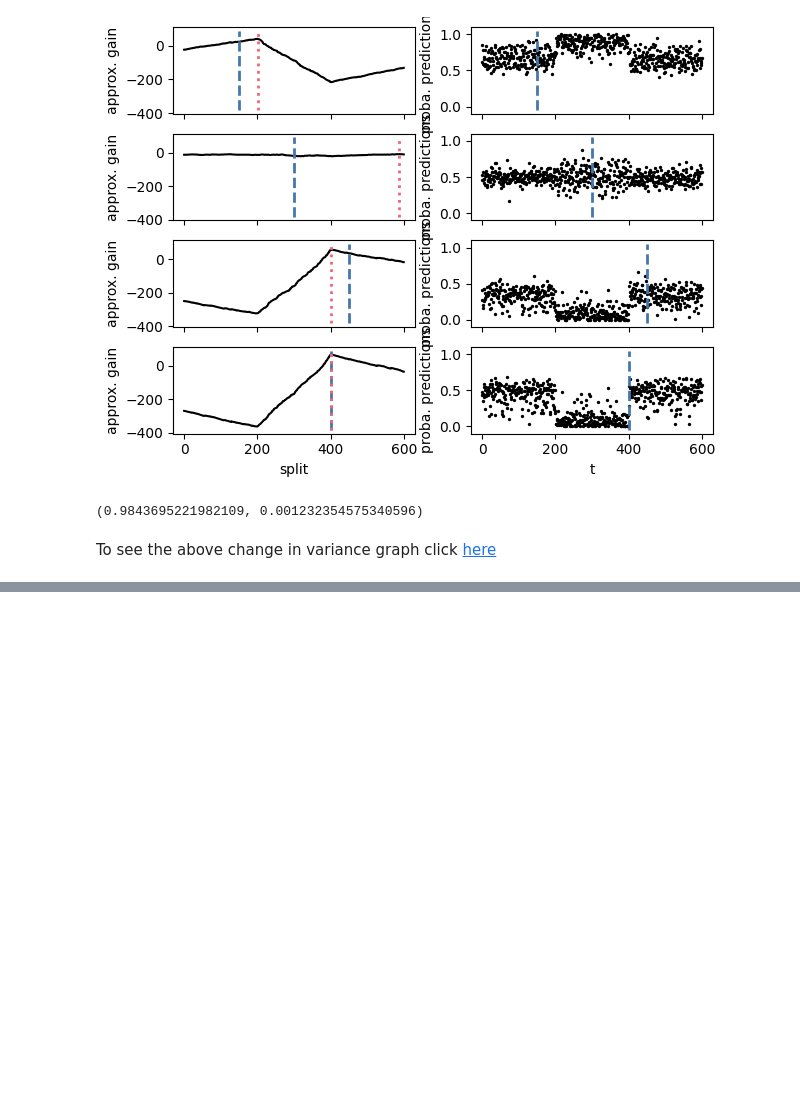
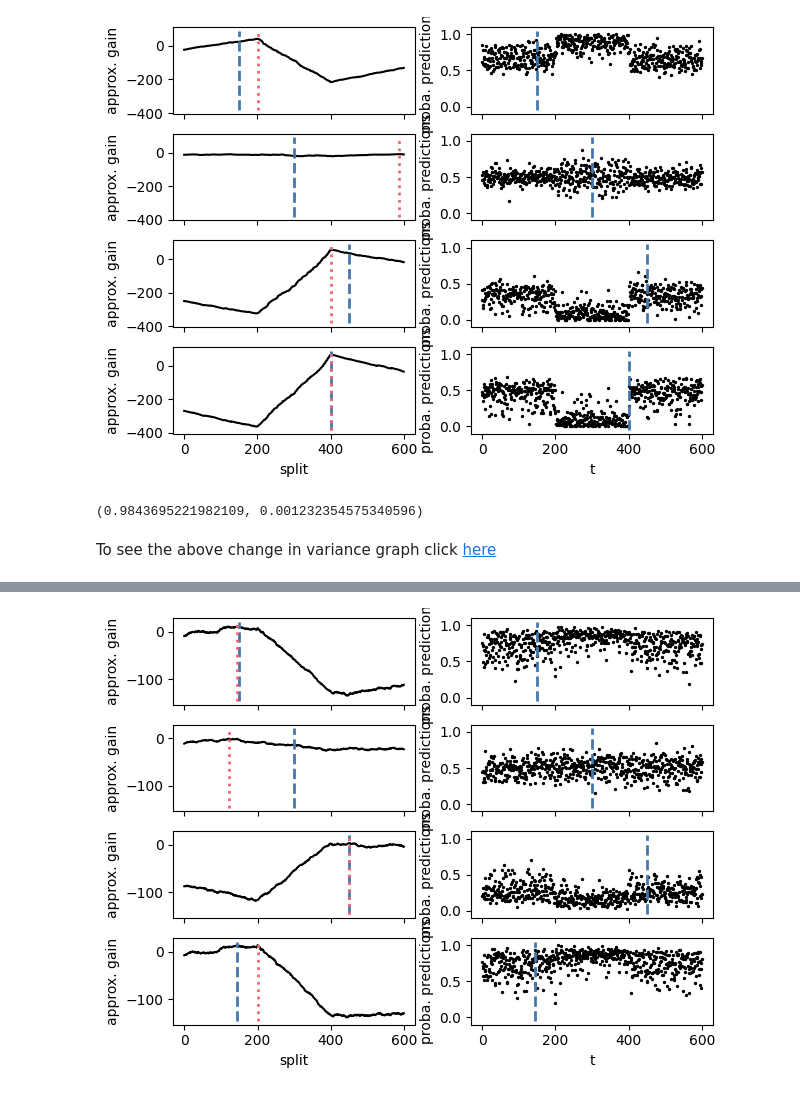
Before and after one commit to wajidmanzoor/Change-Point-detection-using-Random-Forest, a Jupyter notebook: notebooks/simmulation.ipynb, the cells around one changed output, grey strips where cells are left out. Cells and saved outputs as stored; diff of their text form; code cells hidden in the pictures; blank space fills up the shorter version.

```diff
--- a/notebooks/simmulation.ipynb
+++ b/notebooks/simmulation.ipynb
@@ -254,0 +308,4 @@ To see the above change in variance graph click [here](https://wajidmanzoor.gith
+# %%
+result.optimizer_result.plot().show()
+# %% [output]
+[figure, added]
```
Also changed, not shown: parts of 7 cells of this notebook.
